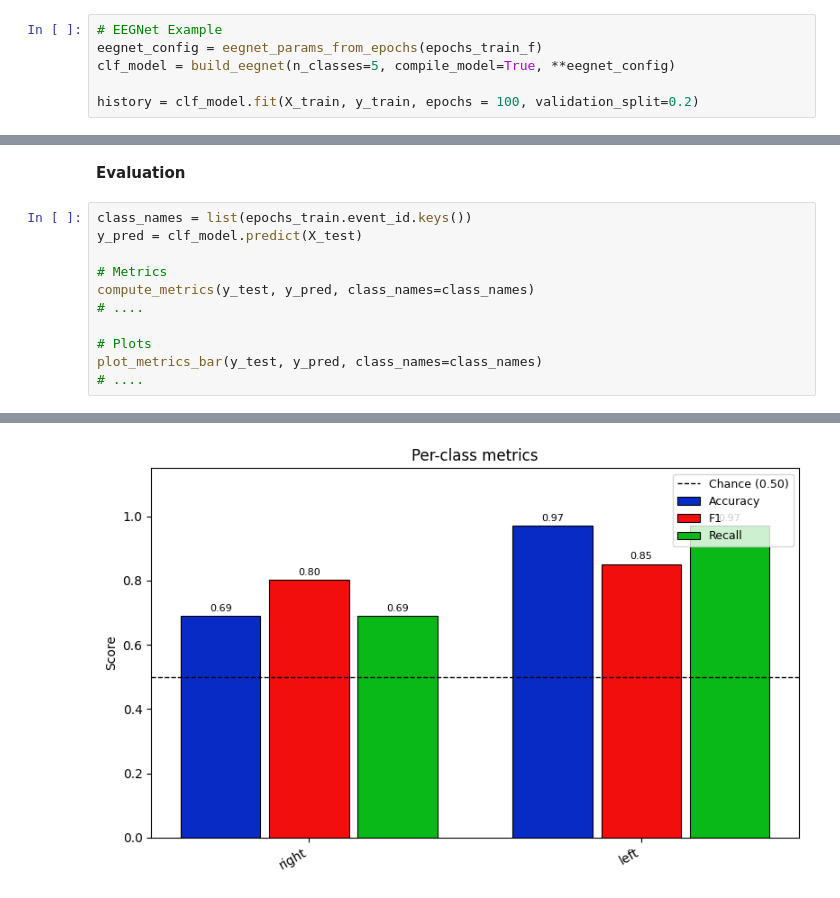
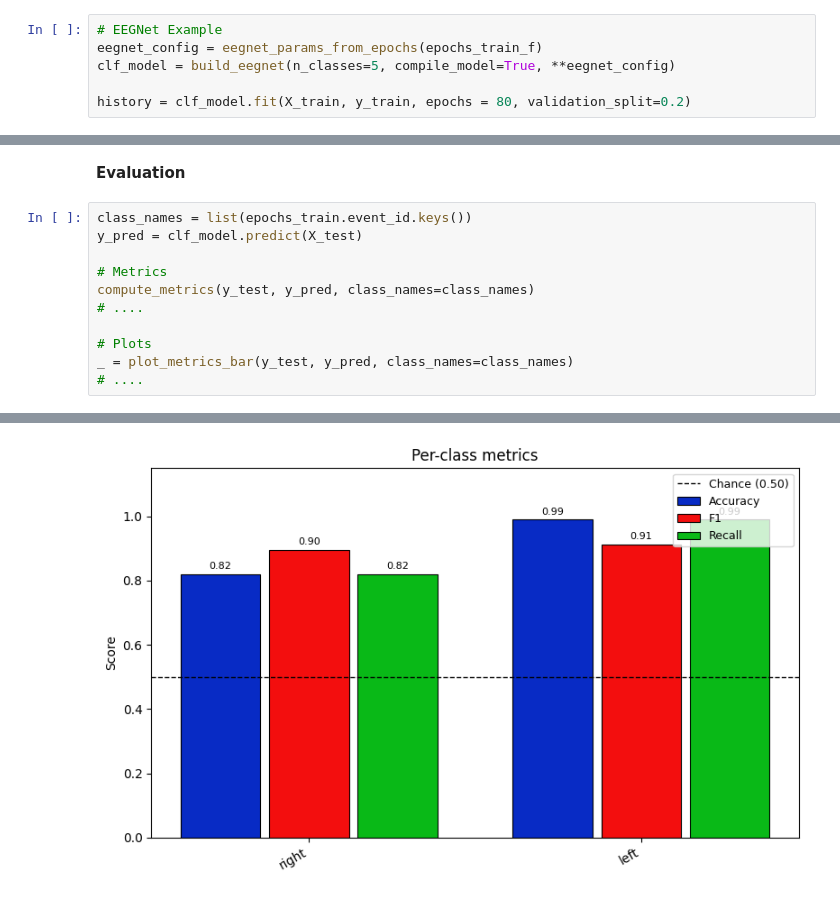
Before and after one commit to CPqD/eeg-decoding-framework, a Jupyter notebook: main.ipynb, the cells around one changed output, grey strips where cells are left out. Cells and saved outputs as stored; diff of their text form.

```diff
--- a/main.ipynb
+++ b/main.ipynb
@@ -122,6 +122,6 @@ X_test, y_test = pipe_feature.transform(epochs_test_f)
 eegnet_config = eegnet_params_from_epochs(epochs_train_f)
 clf_model = build_eegnet(n_classes=5, compile_model=True, **eegnet_config)
 
-history = clf_model.fit(X_train, y_train, epochs = 100, validation_split=0.2)
+history = clf_model.fit(X_train, y_train, epochs = 80, validation_split=0.2)
 # %% [output]
 WARNING: All log messages before absl::InitializeLog() is called are written to STDERR
@@ -161,6 +161,6 @@ compute_metrics(y_test, y_pred, class_names=class_names)
 # ....
 
 # Plots
-plot_metrics_bar(y_test, y_pred, class_names=class_names)
+_ = plot_metrics_bar(y_test, y_pred, class_names=class_names)
 # ....
 # %% [output]
@@ -168 +168 @@ plot_metrics_bar(y_test, y_pred, class_names=class_names)
-[figure, old version]
+[figure, new version]
```
Also changed, not shown: parts of 4 cells of this notebook, 2 other files.
